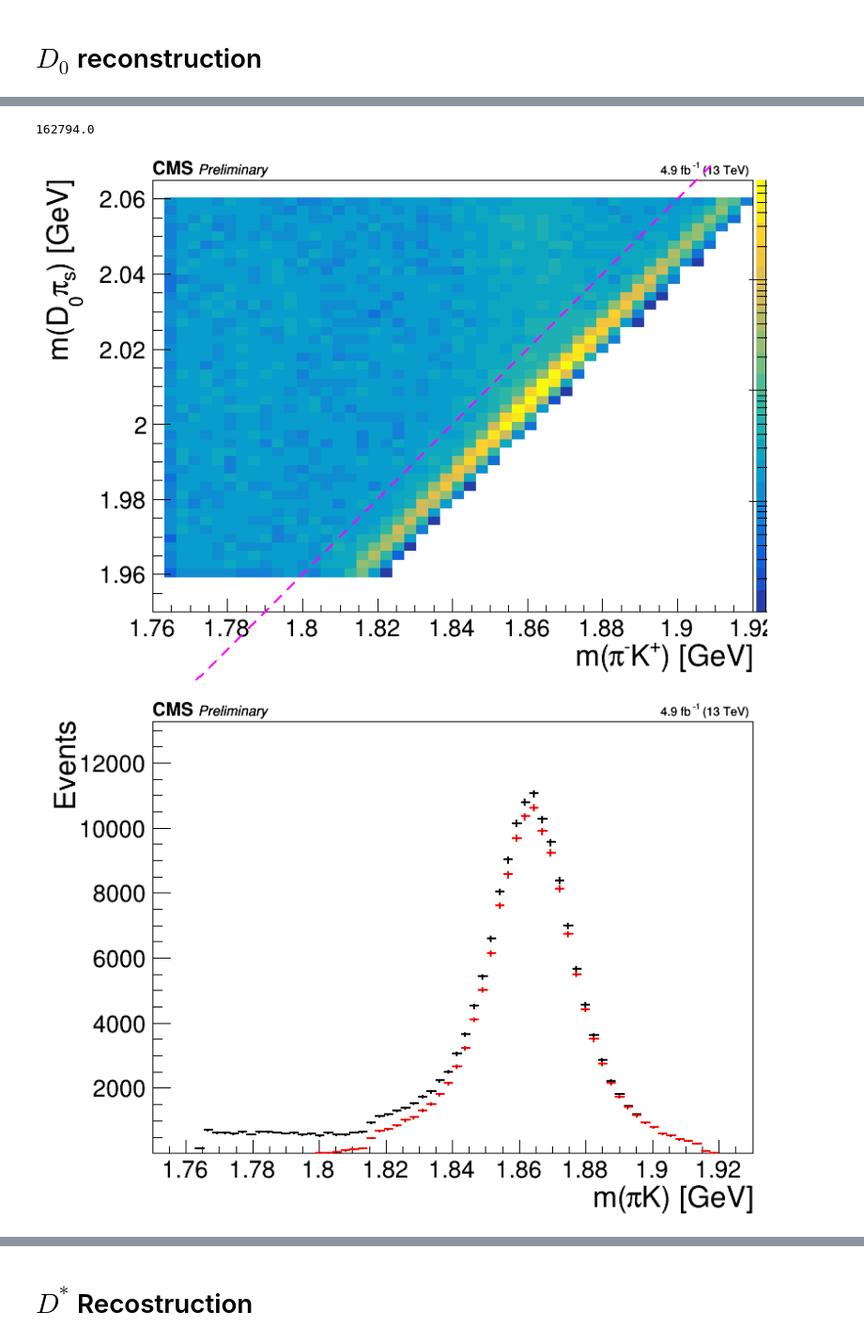
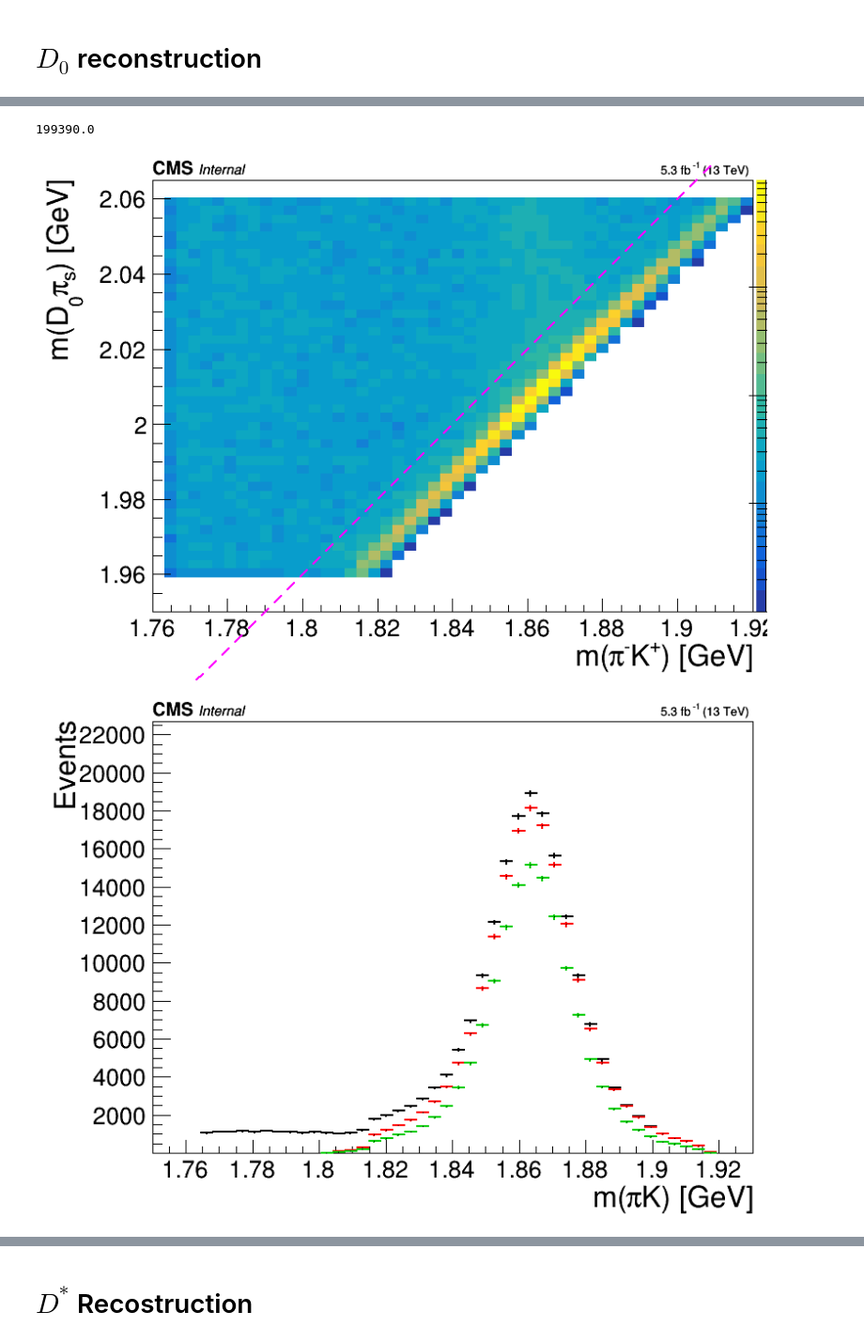
Before and after one commit to ocerri/BPH_RD_Analysis, a Jupyter notebook: plot_scripts/B2DstMU_study_v0.ipynb, the cells around one changed output, grey strips where cells are left out. Shown at 94% size. Drawn from its saved outputs; the diff is of its cells as text; code cells hidden in the pictures.

```diff
--- a/plot_scripts/B2DstMU_study_v0.ipynb
+++ b/plot_scripts/B2DstMU_study_v0.ipynb
@@ -19,7 +19,7 @@ from lumi_utilities import getLumiReport
 import CMS_lumi, tdrstyle
 tdrstyle.setTDRStyle()
 CMS_lumi.writeExtraText = 1
-CMS_lumi.extraText = "     Preliminary"
+CMS_lumi.extraText = "     Internal"
 
 donotdelete = []
 # %% [output]
@@ -51,7 +51,7 @@ ops = {'>': operator.gt, '<': operator.lt, }
 dataDir = '../data/cmsRD'
 datasets_loc = []
 
-datasets_loc += glob(dataDir + '/ParkingBPH1/Run2018D-05May2019promptD-v1_RDntuplizer_B2DstMu_191104_CAND.root')
+datasets_loc += glob(dataDir + '/ParkingBPH1/Run2018D-05May2019promptD-v1_RDntuplizer_B2DstMu_191212_CAND.root')
 # %%
 lumi_tot, lumi_dic = getLumiReport(datasets_loc)
 CMS_lumi.integrated_lumi = lumi_tot
@@ -70,8 +70,9 @@ N evts: 504585
 # %%
 cut_general = [
     'n_B == 1',
-    'trgMu_pt > 13',
-    'trgMu_sigdxy > 6.5'
+    'trgMu_pt > 12.1',
+    'trgMu_sigdxy > 7',
+    'fabs(trgMu_eta) < 2.4'
 ]
 # %% [markdown]
 # $D_0$ reconstruction
@@ -81,10 +82,8 @@ cut_piK = [
 'K_pt > 0.8',
 'pi_pt > 0.8',
 'pval_piK > 0.1',
-'K_eta > -2.5',
-'pi_eta > -2.5',
-'K_eta < 2.5',
-'pi_eta < 2.5',
+'fabs(K_eta) < 2.4',
+'fabs(pi_eta) < 2.4'
 
 # 'cosT_Jpsi_PV > 0.95',
 # 'sigdxy_K_PV > 2',
@@ -134,27 +133,32 @@ c.SetLogz()
 cl.DrawLine(1.76, 1.76+0.16, 1.91, 1.91+0.16)
 c.Draw()
 # %% [output]
-162794.0
+199390.0
-[figure, old version]
+[figure, new version]
 # %%
 h = create_TH1D(np.zeros(0), name='h',
                 title='',
                 axis_title=['m(#piK) [GeV]', 'Events'],
-                binning=[70, 1.75, 1.93]
+                binning=[50, 1.75, 1.93]
                )
 tree.Project('h', 'mass_piK', cut_str)
 h.Sumw2()
 
 h2 = create_TH1D(np.zeros(0), name='h2', binning=h.binning)
 tree.Project('h2', 'mass_piK', cut_str + ' && mass_D0pis < mass_piK + 0.16')
 h2.Sumw2()
 h2.SetLineColor(rt.kRed)
 
-c = drawOnCMSCanvas(CMS_lumi, [h, h2], 'same')
+h3 = create_TH1D(np.zeros(0), name='h3', binning=h.binning)
+tree.Project('h3', 'mass_piK', cut_str + ' && mass_D0pis < mass_piK + 0.16 && pi_N_valid_hits > 12 && K_N_valid_hits > 12')
+h3.Sumw2()
+h3.SetLineColor(rt.kGreen+1)
+
+c = drawOnCMSCanvas(CMS_lumi, [h, h2, h3], 'same')
 c.Draw()
 h.GetYaxis().SetRangeUser(0.9, 1.2*h.GetMaximum())
 # %% [output]
-[figure, old version]
+[figure, new version]
 # %%
 cut_piK += ['mass_D0pis < mass_piK + 0.16', 'abs(mass_piK - 1.86) < 0.04']
 cut_piK = list(dict.fromkeys(cut_piK))
```
Also changed, not shown: parts of 17 cells of this notebook, 25 other files.
